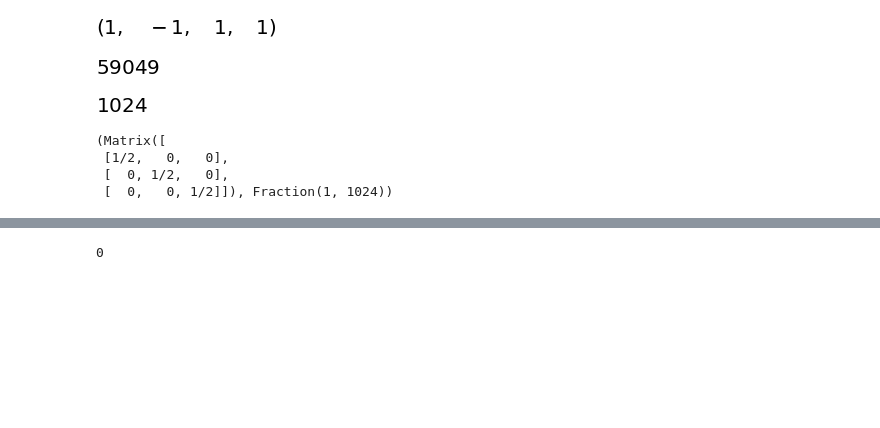
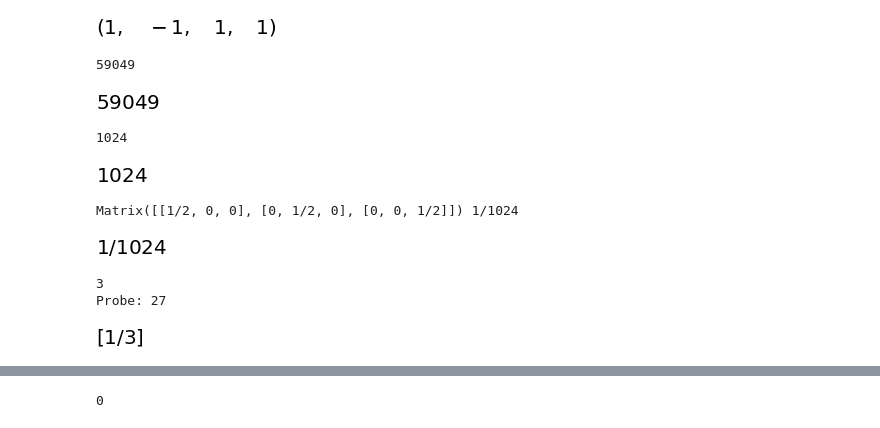
Before and after one commit to Physalisx8/Mathe2, a Jupyter notebook: Kiwan/Aufgabensammlung Mathe 2 WiSe 19.ipynb, the cells around one changed output, grey strips where cells are left out. Saved outputs shown, nothing was run; the diff lists cells and outputs as text; code cells hidden in the pictures; blank space fills up the shorter version.

```diff
--- a/Kiwan/Aufgabensammlung Mathe 2 WiSe 19.ipynb
+++ b/Kiwan/Aufgabensammlung Mathe 2 WiSe 19.ipynb
@@ -915,37 +1037,59 @@ M1.det(), (-M1).det(), M2.det(), (-M2).det() #Klammer ist wichtig
 from sympy import *
 #Determinante jeder Einheitsmatrix: 1
 #3*E(10) ersetzt jeder 1 mit einer 3
-3**10 #Lösung: 59049
+print(3**10)
+
+#Alternativ
+(3*eye(10)).det()
+#Lösung: 59049
 # %% [output]
+59049
 [figure]
 # %%
 #Nr.196
 #E(10)+E(10) ersetzt jede 1 mit einer 2 -> bei Matrizenaddition komponentenweise addieren
-2**10 #Lösung: 1024
+print(2**10)
+
+#Alternativ
+from sympy import *
+(eye(10)+eye(10)).det() #eye bildet Einheitsmatrix
+#Lösung: 1024
 # %% [output]
+1024
 [figure]
 # %%
 #Nr.197
 from sympy import *
 from fractions import Fraction
 E = Matrix([[2,0,0],[0,2,0],[0,0,2]])
-E.inv(), Fraction(1,2)**10 #Lösung: 1/1024
+print(E.inv(), Fraction(1,2)**10)
+
+#Alternativ
+(eye(10)+eye(10)).inv().det() #eye bildet Einheitsmatrix
+#Lösung: 1/1024
 # %% [output]
-(Matrix([
- [1/2,   0,   0],
- [  0, 1/2,   0],
- [  0,   0, 1/2]]), Fraction(1, 1024))
+Matrix([[1/2, 0, 0], [0, 1/2, 0], [0, 0, 1/2]]) 1/1024
+[figure, added]
 # %%
 #Nr.198
 from sympy import *
 from fractions import Fraction
-E3 = Matrix([[1,0,0],[0,1,0],[0,0,1]])
 #Wenn die Einheitsmatrix mit a multipliziert wird, werden alle 1en durch a ersetzt
 #Die Inverse dieser neuen Matrix ersetzt a mit dem Kehrwert 1/a
 #Der Kehrwert der dritten Wurzel (ich glaub weils ne 3x3 Matrix ist) von 27 ist die Lösung
 print(cbrt(27)) #cbrt = cube root; dritte Wurzel von 27 #Alternative: 27**Fraction(1,3); lieber Fraction benutzen als 1/3
-print("Probe:", (Fraction(1,3)*E3).inv().det())
+print("Probe:", (Fraction(1,3)*eye(3)).inv().det())
+
+#Alternativ
+a = symbols("a", real=True) #durch real=True werden die komplexen Zahlen nicht ausgegeben, nur die reellen
+solve((a*eye(3)).inv().det() - 27, [a]) #mit Klammern aufpassen!!
+#die = 27 auf die andere Seite -> -27
+#Das erste Ergebnis ist (zumindest hier) die richtige Lösung
 #Lösung: 1/3
+# %% [output]
+3
+Probe: 27
+[figure, added]
 # %%
 #Nr.199
 #Überlegung mit 3x3 Matrix
```
Also changed, not shown: parts of 66 cells of this notebook, 1 other file.
